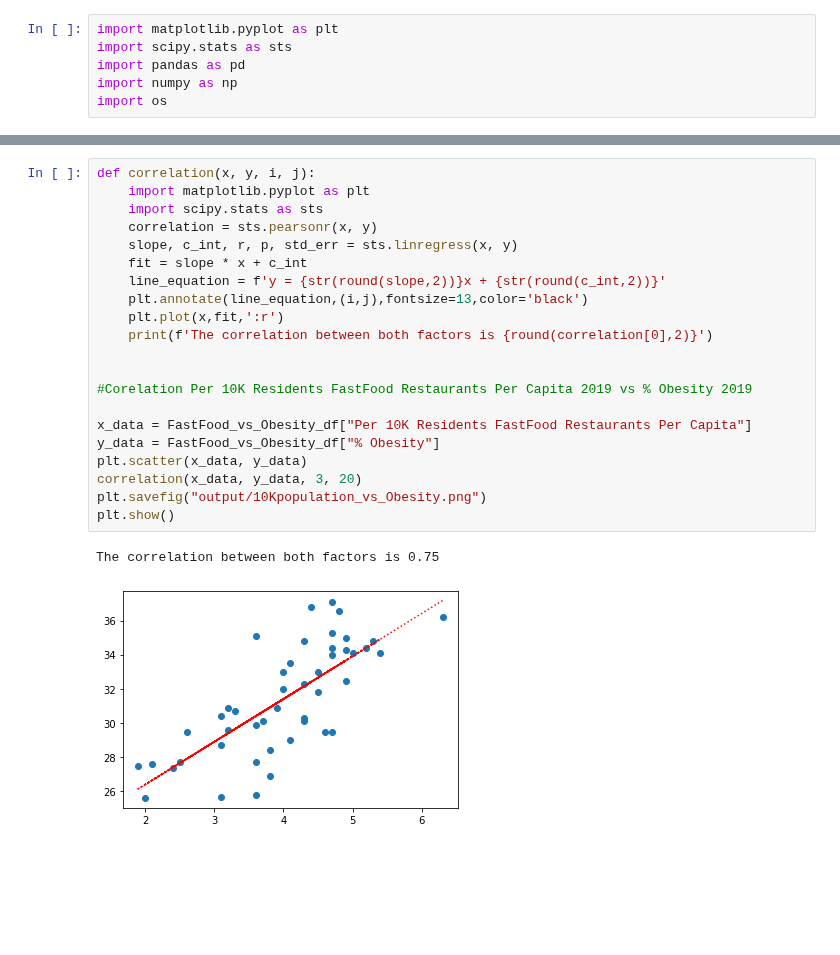
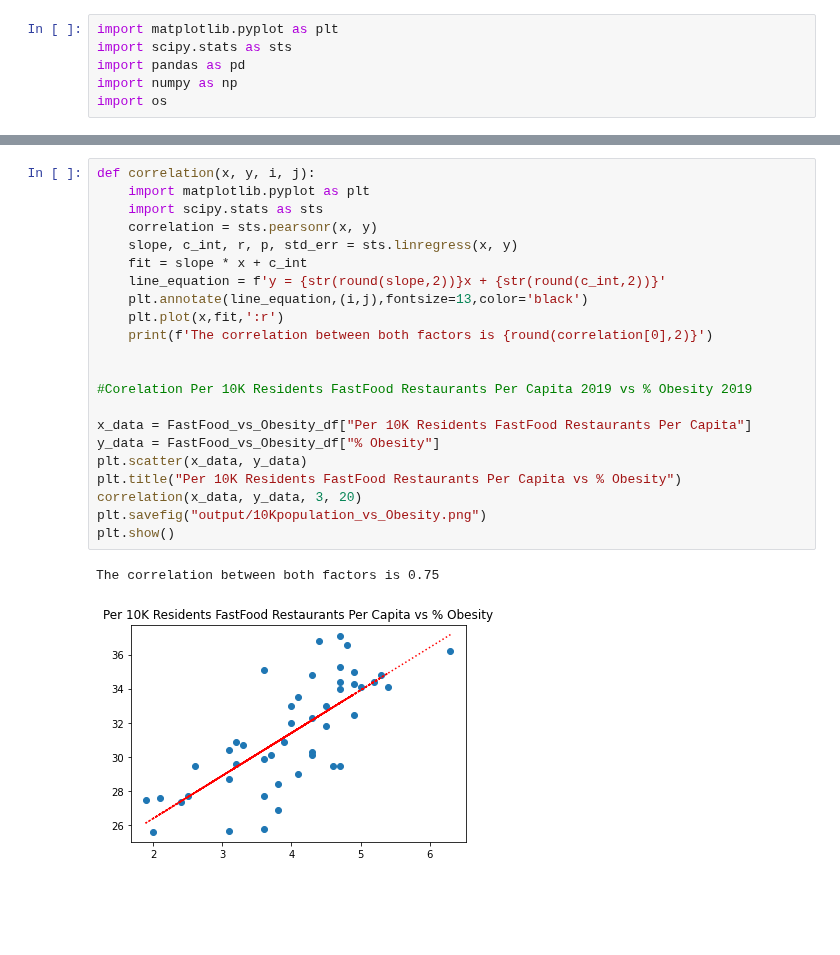
Before and after one commit to rajeshnair1984/Project_Obesity, a Jupyter notebook: FastFood_FinalData.ipynb, the cells around one changed output, grey strips where cells are left out. Drawn from its saved outputs; the diff is of its cells as text.

```diff
--- a/FastFood_FinalData.ipynb
+++ b/FastFood_FinalData.ipynb
@@ -37,27 +37,28 @@ FastFood_vs_Obesity_df
 # %%
 def correlation(x, y, i, j):
     import matplotlib.pyplot as plt
     import scipy.stats as sts
     correlation = sts.pearsonr(x, y)
     slope, c_int, r, p, std_err = sts.linregress(x, y)
     fit = slope * x + c_int
     line_equation = f'y = {str(round(slope,2))}x + {str(round(c_int,2))}'
     plt.annotate(line_equation,(i,j),fontsize=13,color='black')
     plt.plot(x,fit,':r')
     print(f'The correlation between both factors is {round(correlation[0],2)}')
 
 
 #Corelation Per 10K Residents FastFood Restaurants Per Capita 2019 vs % Obesity 2019
 
 x_data = FastFood_vs_Obesity_df["Per 10K Residents FastFood Restaurants Per Capita"]
 y_data = FastFood_vs_Obesity_df["% Obesity"]
 plt.scatter(x_data, y_data)
+plt.title("Per 10K Residents FastFood Restaurants Per Capita vs % Obesity")
 correlation(x_data, y_data, 3, 20)
 plt.savefig("output/10Kpopulation_vs_Obesity.png")
 plt.show()
 # %% [output]
 The correlation between both factors is 0.75
-[figure, old version]
+[figure, new version]
 # %%
 #Corelation Total Population 2019 vs Number of Fast Food Restaurants 2019
 
```
Also changed, not shown: parts of 1 cell of this notebook, 2 other files.
